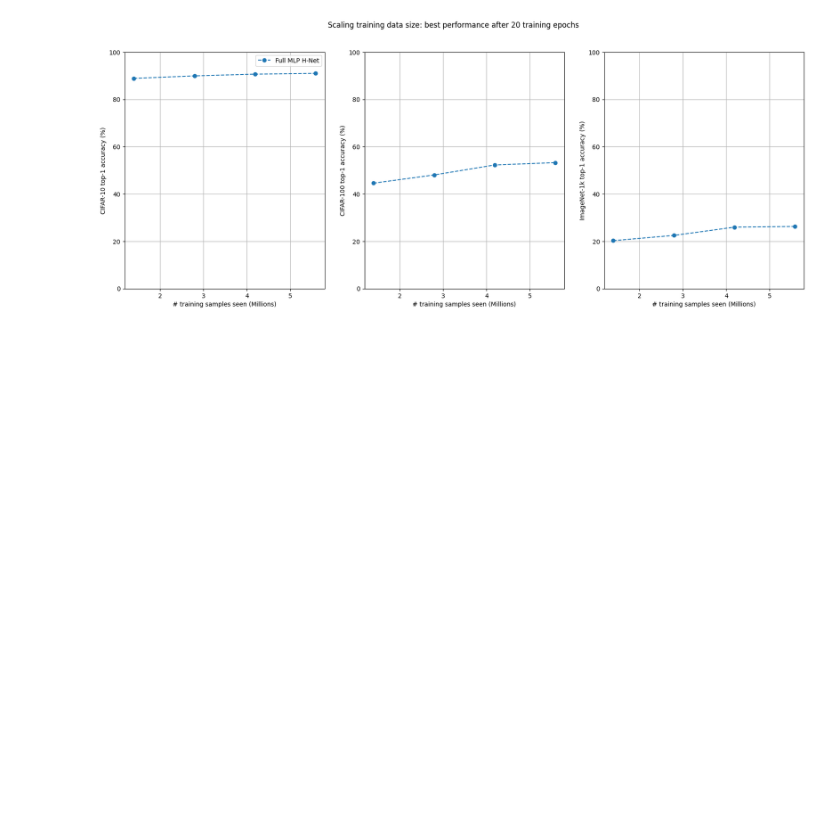
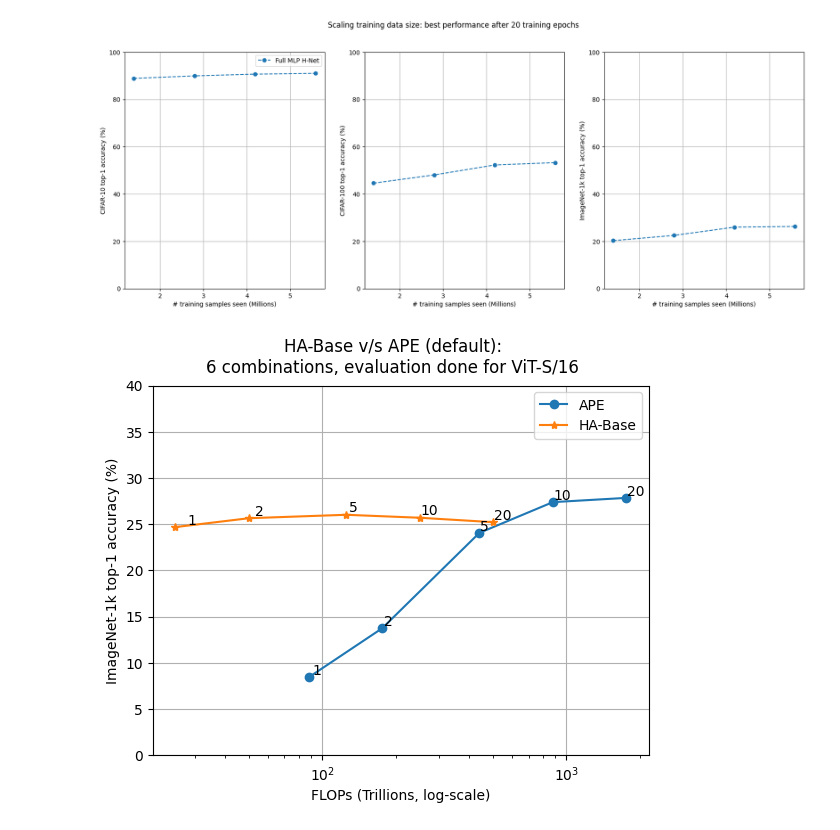
Before and after one commit to jaisidhsingh/hypa-new, a Jupyter notebook: hyperalignment/plot.ipynb, the cells around one changed output. Cells and saved outputs as stored; diff of their text form; code cells hidden in the pictures; blank space fills up the shorter version.

```diff
--- a/hyperalignment/plot.ipynb
+++ b/hyperalignment/plot.ipynb
@@ -264,3 +266,47 @@ plt.suptitle("Scaling training data size: best performance after 20 training epo
 plt.show()
 # %% [output]
 [figure]
+# %%
+basic_hnet = {'exp_name': 'mm_adapt_test', 'seed': 0, 'eval': {'epoch_1': {'cifar10': 90.78, 'cifar100': 50.96, 'imagenet1k': 24.68}, 'epoch_2': {'cifar10': 90.77, 'cifar100': 52.55, 'imagenet1k': 25.64}, 'epoch_5': {'cifar10': 90.86, 'cifar100': 53.39, 'imagenet1k': 26.01}, 'epoch_10': {'cifar10': 90.49, 'cifar100': 53.27, 'imagenet1k': 25.69}, 'epoch_20': {'cifar10': 90.0, 'cifar100': 52.91, 'imagenet1k': 25.21}}}
+ape_full = {'exp_name': 'vit_small_patch16_224_sentence-t5-base', 'seed': 0, 'eval': {'epoch_1': {'cifar10': 75.59, 'cifar100': 24.37, 'imagenet1k': 8.42}, 'epoch_2': {'cifar10': 87.18, 'cifar100': 33.79, 'imagenet1k': 13.73}, 'epoch_5': {'cifar10': 90.3, 'cifar100': 49.64, 'imagenet1k': 24.05}, 'epoch_10': {'cifar10': 89.97, 'cifar100': 54.76, 'imagenet1k': 27.38}, 'epoch_20': {'cifar10': 89.64, 'cifar100': 54.69, 'imagenet1k': 27.84}}}
+
+
+benchmarks = ["cifar10", "cifar100", "imagenet1k"]
+names = {"cifar10": "CIFAR-10", "cifar100": "CIFAR-100", "imagenet1k": "ImageNet-1k"}
+lims = {"cifar10": [0, 100.0], "cifar100": [0.0, 100.0], "imagenet1k": [0.0, 100]}
+rcs = {"cifar10": 10.0, "cifar100": 1.0, "imagenet1k": 0.1}
+epochs = [1, 2, 5, 10, 20]
+
+fig, axes = plt.subplots(1, 1)
+
+for j, bench in enumerate(["imagenet1k"]):
+    hnet_accs = [basic_hnet["eval"][f"epoch_{e}"][bench] for e in [1, 2, 5, 10, 20]]
+    hnet_flops = [25.06 * e for e in [1, 2, 5, 10, 20]]
+
+    ape_accs = [ape_full["eval"][f"epoch_{e}"][bench] for e in [1, 2, 5, 10, 20]]
+    ape_flops = [14.675 * e * 6 for e in [1, 2, 5, 10, 20]]
+
+    axes.plot(ape_flops, ape_accs, label="APE", marker="o")
+    axes.plot(hnet_flops, hnet_accs, label="HA-Base", marker="*")
+    axes.set_xlabel("FLOPs (Trillions, log-scale)")
+    axes.set_xscale("log")
+    axes.set_ylabel(f"{names[bench]} top-1 accuracy (%)")
+    axes.set_ylim([0, 40])
+    # axes.set_title(names[bench])
+
+    if j == 0:
+        axes.legend()
+
+    axes.grid(True)
+
+    epochs = [1, 2, 5, 10, 20]
+    for i, ep in enumerate(epochs):
+        axes.annotate(f"{ep}", (ape_flops[i] + 3, ape_accs[i] + 0.3))
+        axes.annotate(f"{ep}", (hnet_flops[i] + 3, hnet_accs[i] + 0.3))
+
+plt.suptitle("HA-Base v/s APE (default):\n6 combinations, evaluation done for ViT-S/16\n")
+
+# plt.show()
+plt.savefig("final_plots/ha_base_vs_ape_6.png", format="png")
+# %% [output]
+[figure, added]
```
Also changed, not shown: parts of 4 cells of this notebook, 7 other files.
